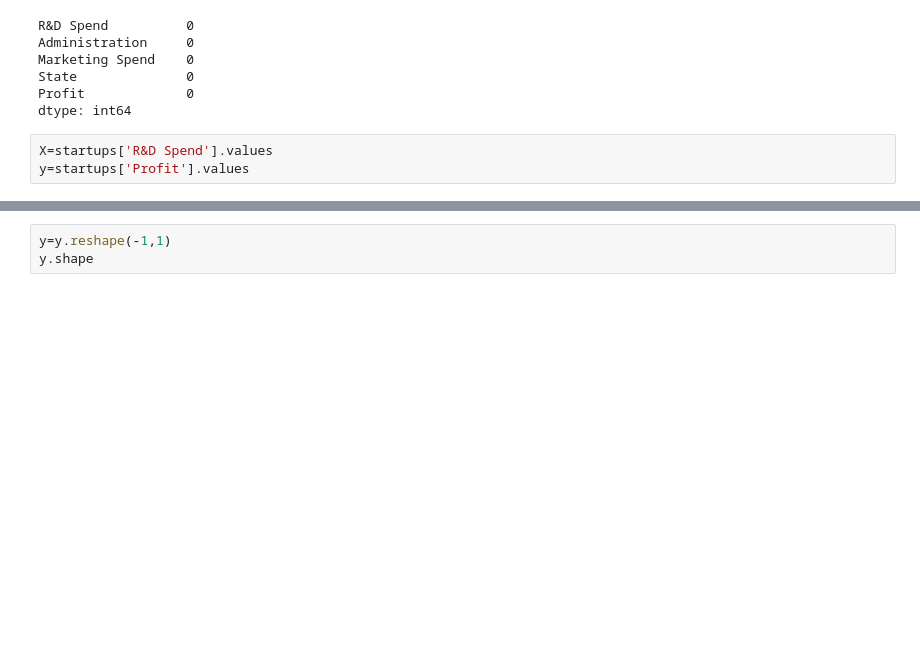
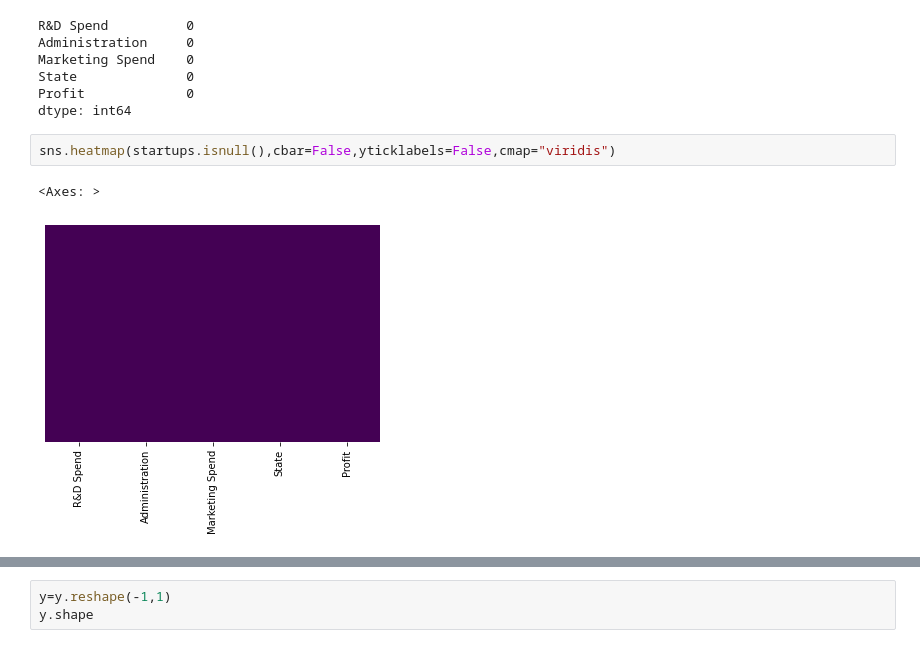
Before and after one commit to eashabibi/FML, a Jupyter notebook: Univariate_Regression_On_Startups.ipynb, the cells around one changed output, grey strips where cells are left out. Drawn from its saved outputs; the diff is of its cells as text; blank space fills up the shorter version.

```diff
--- a/Univariate_Regression_On_Startups.ipynb
+++ b/Univariate_Regression_On_Startups.ipynb
@@ -25,6 +25,8 @@ Marketing Spend    0
 State              0
 Profit             0
 dtype: int64
-# %%
-X=startups['R&D Spend'].values
-y=startups['Profit'].values
+# %%
+sns.heatmap(startups.isnull(),cbar=False,yticklabels=False,cmap="viridis")
+# %% [output]
+<Axes: >
+[figure, added]
```
Also changed, not shown: parts of 18 cells of this notebook.
